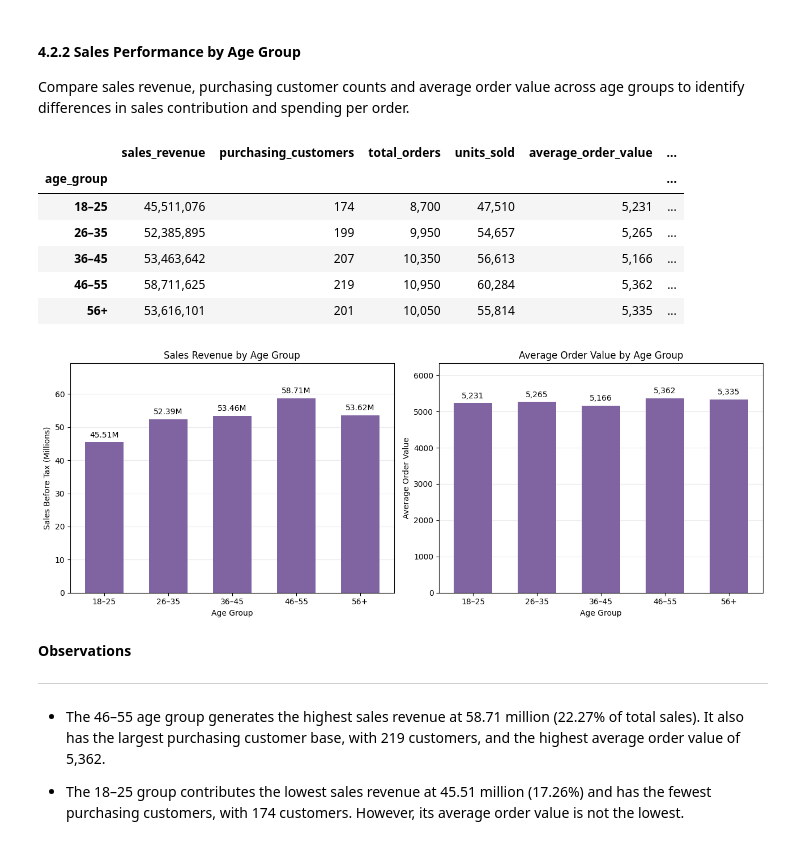
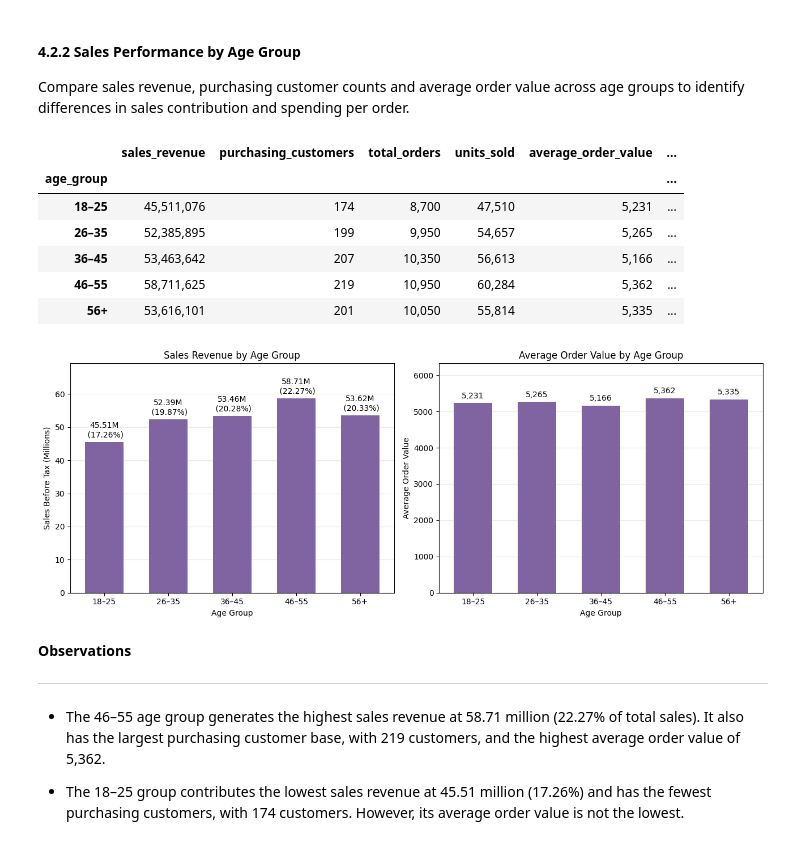
Before and after one commit to michellefengym-glitch/Market-Analysis, a Jupyter notebook: Capstone_Market_Analysis.ipynb, the cells around one changed output. Drawn from its saved outputs; the diff is of its cells as text; code cells hidden in the pictures.

```diff
--- a/Capstone_Market_Analysis.ipynb
+++ b/Capstone_Market_Analysis.ipynb
@@ -1447,40 +1455,55 @@ metrics = [
 ]
 
 for ax, (column, title, ylabel, divisor) in zip(axes, metrics):
     values = age_summary[column] / divisor
 
     bars = ax.bar(
         age_summary.index.astype(str),
         values,
         color="#8064A2",
         width=0.6
     )
 
-    labels = [
-        f"{value:.2f}M" if divisor == 1_000_000
-        else f"{value:,.0f}"
-        for value in values
-    ]
+    # Add value labels with sales percentage
+    if column == "sales_revenue":
+        labels = [
+            f"{value:.2f}M\n ({pct:.2f}%)"
+            for value, pct in zip(
+                values,
+                age_summary["sales_share_pct"]
+            )
+        ]
+    else:
+        labels = [
+            f"{value:,.0f}"
+            for value in values
+        ]
 
-    ax.bar_label(bars, labels=labels, padding=4)
+    ax.bar_label(
+        bars,
+        labels=labels,
+        padding=4,
+        fontsize=10
+    )
+
     ax.set_title(title)
     ax.set_xlabel("Age Group")
     ax.set_ylabel(ylabel)
     ax.set_ylim(0, values.max() * 1.18)
     ax.grid(axis="y", alpha=0.25)
     ax.set_axisbelow(True)
 
 plt.tight_layout()
 plt.show()
 # %% [output]
 |  | sales_revenue | purchasing_customers | total_orders | units_sold | average_order_value | ... |
 | age_group |  |  |  |  |  | ... |
 | 18–25 | 45,511,076 | 174 | 8,700 | 47,510 | 5,231 | ... |
 | 26–35 | 52,385,895 | 199 | 9,950 | 54,657 | 5,265 | ... |
 | 36–45 | 53,463,642 | 207 | 10,350 | 56,613 | 5,166 | ... |
 | 46–55 | 58,711,625 | 219 | 10,950 | 60,284 | 5,362 | ... |
 | 56+ | 53,616,101 | 201 | 10,050 | 55,814 | 5,335 | ... |
-[figure, old version]
+[figure, new version]
 # %% [markdown]
 **Observations**
 
```
Also changed, not shown: parts of 3 cells of this notebook.
